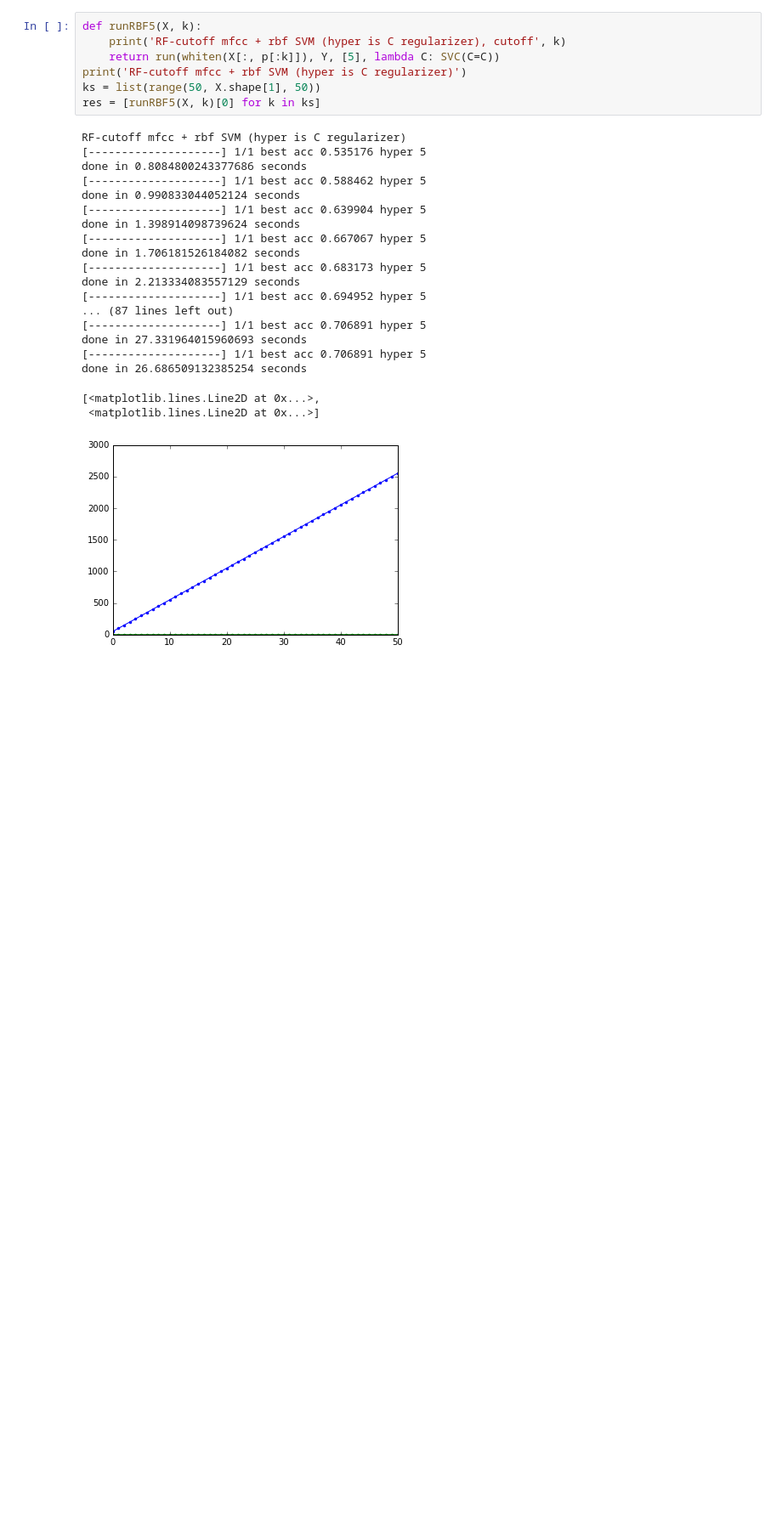
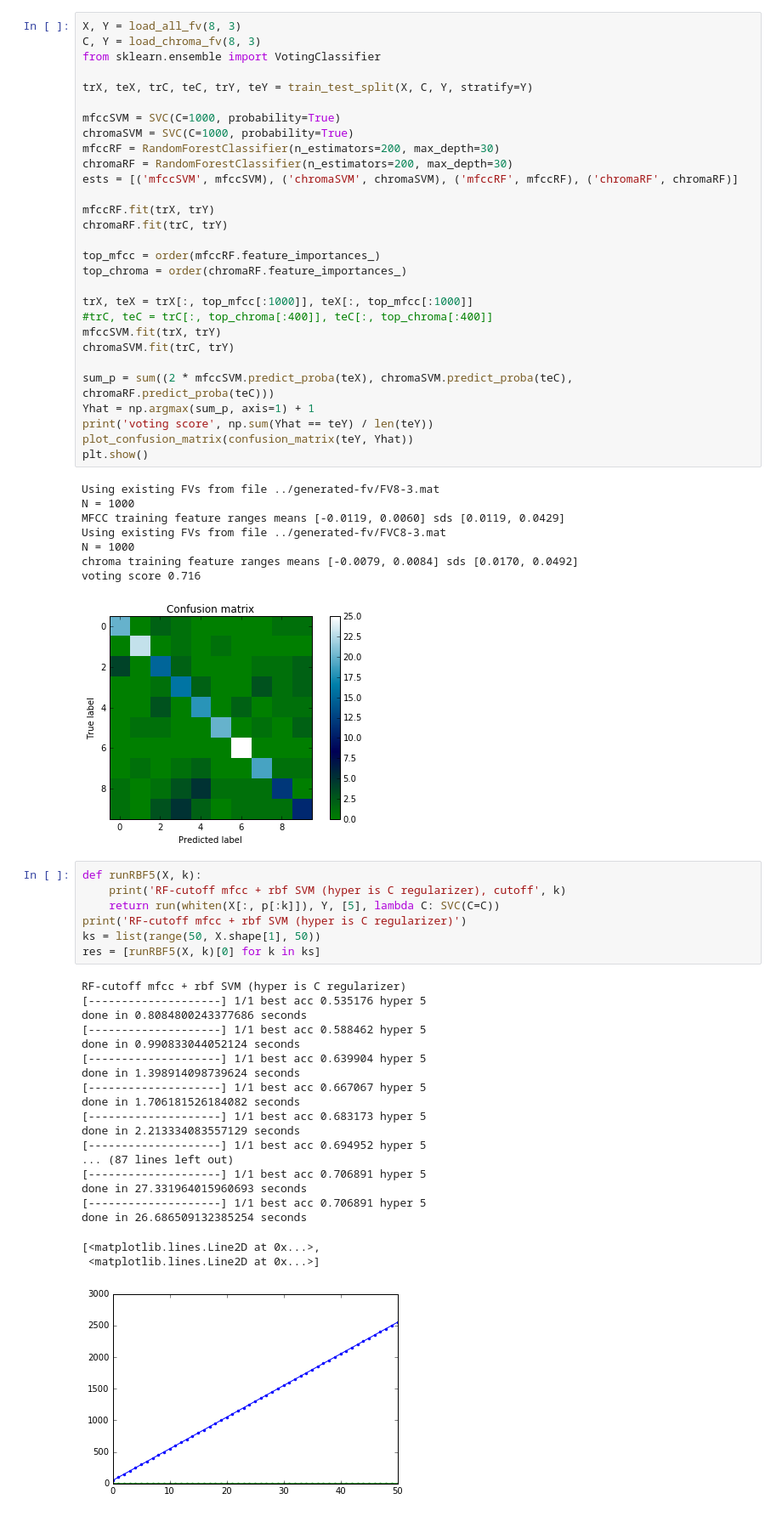
Before and after one commit to PrincetonUniversity/vox-music-classification, a Jupyter notebook: notebooks/fv-msvm.ipynb, the cells around one changed output. Shown at 85% size. Cells and saved outputs as stored; diff of their text form; blank space fills up the shorter version.

```diff
--- a/notebooks/fv-msvm.ipynb
+++ b/notebooks/fv-msvm.ipynb
@@ -169,3 +167,41 @@ done in 138.68896508216858 seconds
+# %%
+X, Y = load_all_fv(8, 3)
+C, Y = load_chroma_fv(8, 3)
+from sklearn.ensemble import VotingClassifier
+
+trX, teX, trC, teC, trY, teY = train_test_split(X, C, Y, stratify=Y)
+
+mfccSVM = SVC(C=1000, probability=True)
+chromaSVM = SVC(C=1000, probability=True)
+mfccRF = RandomForestClassifier(n_estimators=200, max_depth=30)
+chromaRF = RandomForestClassifier(n_estimators=200, max_depth=30)
+ests = [('mfccSVM', mfccSVM), ('chromaSVM', chromaSVM), ('mfccRF', mfccRF), ('chromaRF', chromaRF)]
+
+mfccRF.fit(trX, trY)
+chromaRF.fit(trC, trY)
+
+top_mfcc = order(mfccRF.feature_importances_)
+top_chroma = order(chromaRF.feature_importances_)
+
+trX, teX = trX[:, top_mfcc[:1000]], teX[:, top_mfcc[:1000]]
+#trC, teC = trC[:, top_chroma[:400]], teC[:, top_chroma[:400]]
+mfccSVM.fit(trX, trY)
+chromaSVM.fit(trC, trY)
+
+sum_p = sum((2 * mfccSVM.predict_proba(teX), chromaSVM.predict_proba(teC), chromaRF.predict_proba(teC)))
+Yhat = np.argmax(sum_p, axis=1) + 1
+print('voting score', np.sum(Yhat == teY) / len(teY))
+plot_confusion_matrix(confusion_matrix(teY, Yhat))
+plt.show()
+# %% [output]
+Using existing FVs from file ../generated-fv/FV8-3.mat
+N = 1000
+MFCC training feature ranges means [-0.0119, 0.0060] sds [0.0119, 0.0429]
+Using existing FVs from file ../generated-fv/FVC8-3.mat
+N = 1000
+chroma training feature ranges means [-0.0079, 0.0084] sds [0.0170, 0.0492]
+voting score 0.716
+[figure, added]
 # %%
 def runRBF5(X, k):
     print('RF-cutoff mfcc + rbf SVM (hyper is C regularizer), cutoff', k)
```
Also changed, not shown: parts of 9 cells of this notebook, 2 other files.
